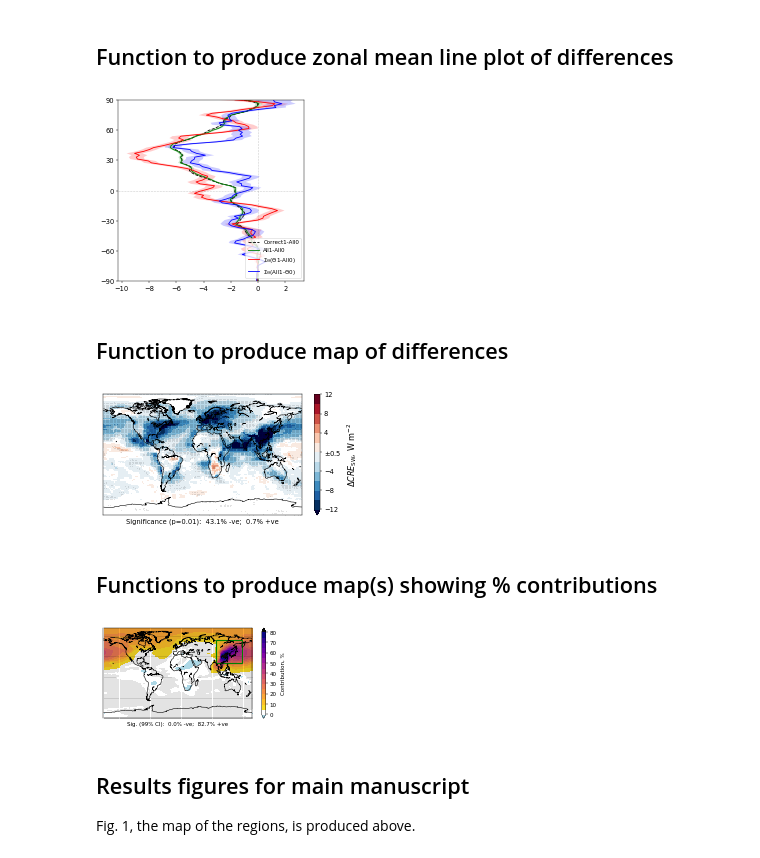
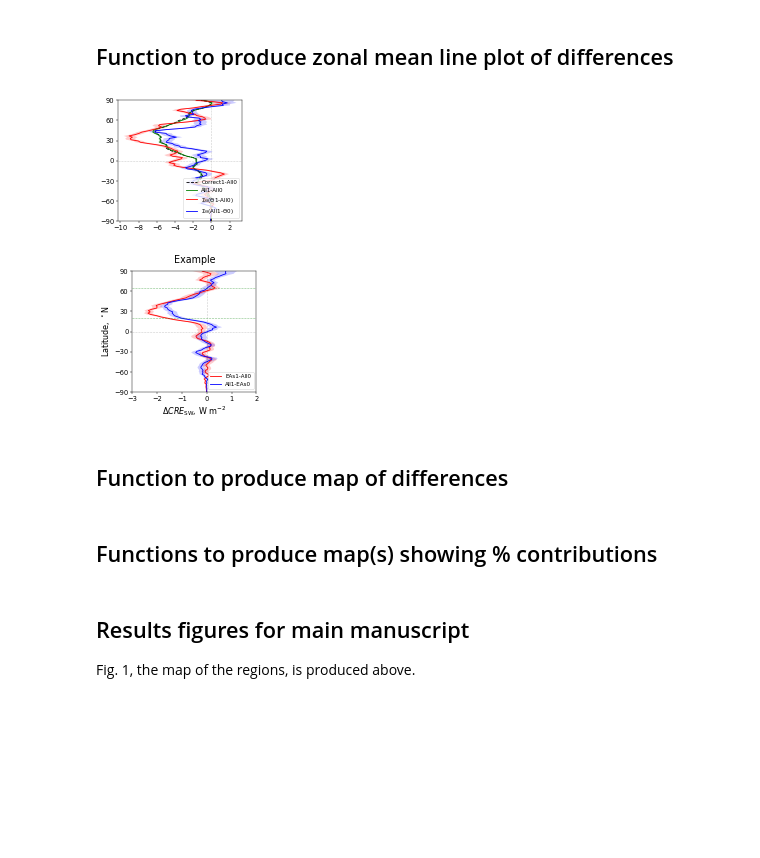
Before and after one commit to grandey/draft2017a-region-rfp, a Jupyter notebook: figures_draft2017a.ipynb, the cells around one changed output. Saved outputs shown, nothing was run; the diff lists cells and outputs as text; code cells hidden in the pictures; blank space fills up the shorter version.

```diff
--- a/figures_draft2017a.ipynb
+++ b/figures_draft2017a.ipynb
@@ -709,7 +709,7 @@ def zonal_mean_line_plot(variable='SWCF_d1',
                          ax=None):
     # Create Axes if no Axes passed as an argument
     if ax is None:
-        fig, ax = plt.subplots(1, 1, figsize=(6, 6))
+        fig, ax = plt.subplots(1, 1, figsize=(4, 4))
     # Scenario combinations etc to plot
     if scenario_source == 'All':
         scenario_combination_list = ['Correct1-All0', 'All1-All0',
@@ -740,36 +740,47 @@ def zonal_mean_line_plot(variable='SWCF_d1',
         ax.plot(mean, mean['lat'].data,
                 c=c, linestyle=linestyle, alpha=1,
                 label=label)
         # Plot shading
         if shading:
             ax.fill_betweenx(mean['lat'].data, mean-error, mean+error,
                              facecolor=c, alpha=0.2)
     # Lines showing zero
     ax.axhline(0, c='k', alpha=0.2, linewidth=1, linestyle='--')
     ax.axvline(0, c='k', alpha=0.2, linewidth=1, linestyle='--')
+    # Lines showing latitude bounds of source region
+    if scenario_source not in ['All', 'Ship']:
+        lat_bounds = region_bounds_dict[scenario_source][1]
+        for y in lat_bounds:
+            ax.axhline(y, c='g', alpha=0.5,
+                       linewidth=1, linestyle='--')
     # y-axis
     plt.yticks(fontsize='large')
     ax.set_ylim([-90, 90])
     ax.set_yticks(np.arange(-90, 91, 30))
     if ylabel:
         ax.set_ylabel(r'Latitude, $^\circ$N', fontsize='x-large')
     # x-axis
     plt.xticks(fontsize='large')
     if xlabel:
+        xlabel = '{}, {}'.format(variable_symbol_dict[variable],
+                                 variable_units_dict[variable])
         ax.set_xlabel(xlabel, fontsize='x-large')
     if xlim:
         ax.set_xlim(xlim)
     # Title and legend
     if title:
-        ax.set_title(title, fontsize='x-large')
+        ax.set_title(title, fontsize='xx-large')
     ax.legend(loc=4)
     return ax
 
-# Example
+# Examples
 if True:
     zonal_mean_line_plot()
+    zonal_mean_line_plot(scenario_source='EAs', xlim=[-3, 2],
+                         xlabel=True, ylabel=True, title='Example')
 # %% [output]
-[figure, old version]
+[figure, new version]
+[figure, added]
 # %% [markdown]
 ## Function to produce map of differences
 # %%
@@ -861,10 +872,8 @@ def difference_map(variable='SWCF_d1',
     return ax, im, mean
 
 # Example
-if True:
+if False:
     difference_map()
-# %% [output]
-[figure, removed]
 # %% [markdown]
 ## Functions to produce map(s) showing % contributions
 # %%
@@ -954,10 +963,8 @@ def contribution_map(variable='BURDENSO4',
     return ax, im, contrib
 
 # Example
-if True:
+if False:
     contribution_map(region_rect='EAs')
-# %% [output]
-[figure, removed]
 # %%
 def contribution_map_composite(variable='BURDENSO4',
                                vlim=[0, 80], nlev=16, cmap_name='plasma_r',
```
Also changed, not shown: parts of 6 cells of this notebook.
